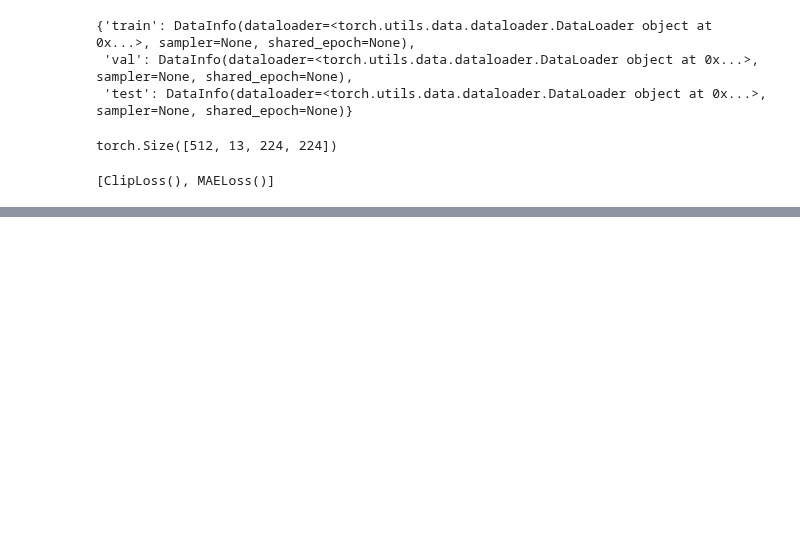
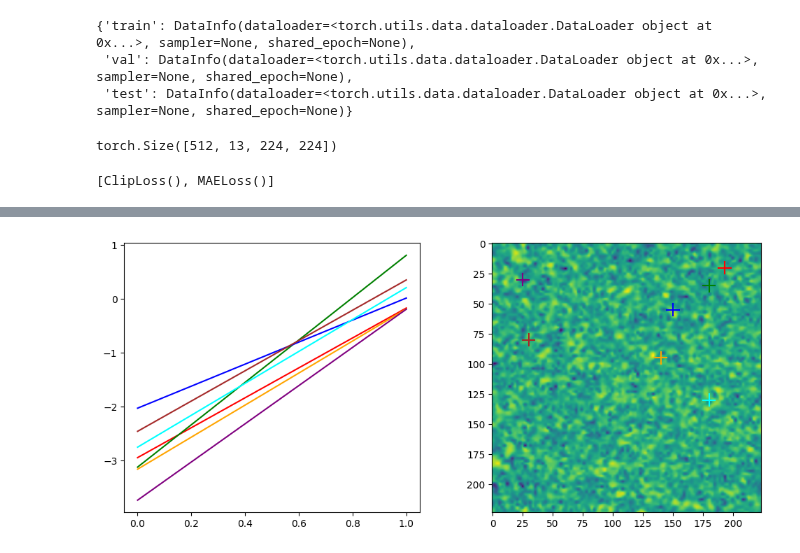
Before and after one commit to uiuctml/GeospatialFM, a Jupyter notebook: torchgeo_playground.ipynb, the cells around one changed output, grey strips where cells are left out. Drawn from its saved outputs; the diff is of its cells as text; code cells hidden in the pictures; blank space fills up the shorter version.

```diff
--- a/torchgeo_playground.ipynb
+++ b/torchgeo_playground.ipynb
@@ -109,0 +111,25 @@ for c, point in enumerate(points):
+# %%
+points = [[20, 193], [35, 180], [55, 150], [130, 180], [95, 140], [30, 25], [80, 30]]
+cross_length = 5
+img_id = 150
+plt.figure(figsize=(12, 5))
+plt.subplot(1, 2, 1)
+color = ['r', 'g', 'b', 'cyan', 'orange', 'purple', 'brown']
+for c, point in enumerate(points):
+    curve = radar[img_id, :, point[0], point[1]].detach().cpu().numpy()
+    # curve = np.delete(curve, 10)
+    plt.plot(np.arange(2), curve, color[c])
+vis_img = radar[img_id, [0], :, :].detach().cpu().numpy().transpose(1, 2, 0)
+# normalize each channel
+vis_img = (vis_img - vis_img.min()) / (vis_img.max() - vis_img.min())
+
+plt.subplot(1, 2, 2)
+plt.imshow(vis_img)
+# draw a cross at the point
+for c, point in enumerate(points):
+    plt.plot([point[1] - cross_length, point[1] + cross_length], [point[0], point[0]],  color[c])
+    # Draw vertical line of the cross
+    plt.plot([point[1], point[1]], [point[0] - cross_length, point[0] + cross_length],  color[c])
+# plt.axis('off')
+# %% [output]
+[figure, added]
```
Also changed, not shown: parts of 6 cells of this notebook, 11 other files.
